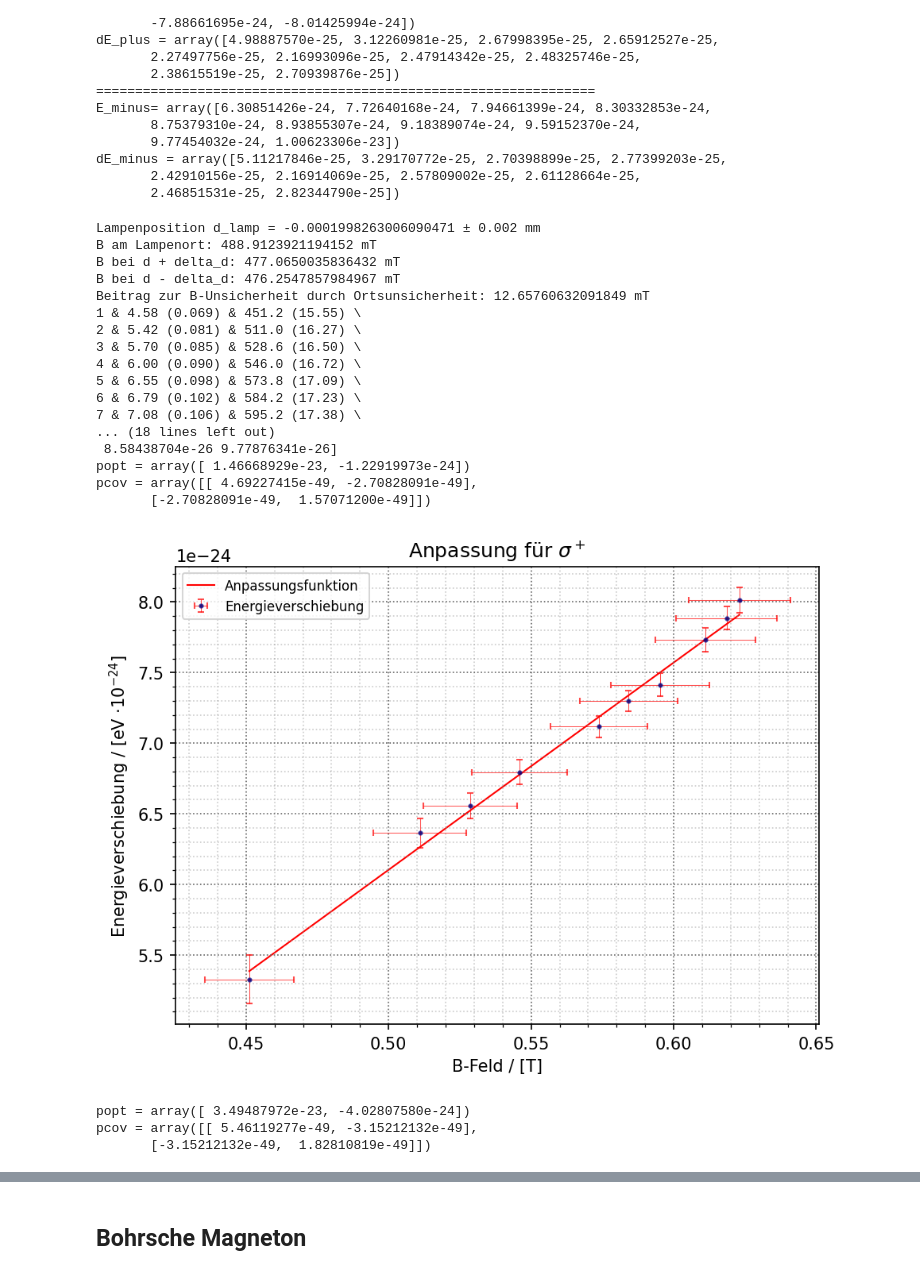
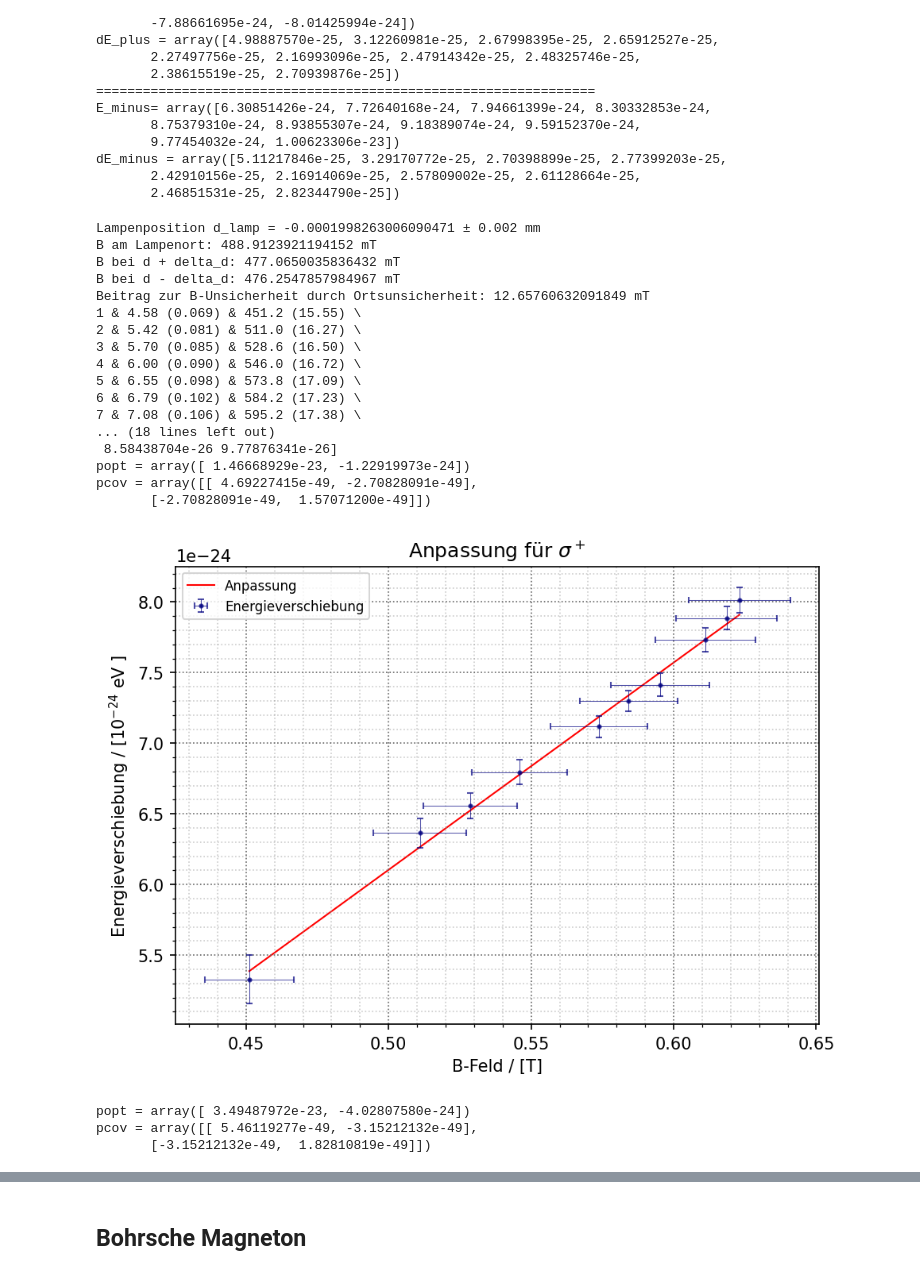
Before and after one commit to itzhaQQ/P4_WS2526, a Jupyter notebook: 401_ElektronischeUebergaengeAnAtomen/src/zeeman.ipynb, the cells around one changed output, grey strips where cells are left out. Saved outputs shown, nothing was run; the diff lists cells and outputs as text; code cells hidden in the pictures.

```diff
--- a/401_ElektronischeUebergaengeAnAtomen/src/zeeman.ipynb
+++ b/401_ElektronischeUebergaengeAnAtomen/src/zeeman.ipynb
@@ -313,10 +313,10 @@ def plotpls(i):
 
     # Plot
     fig, ax = plt.subplots(num=2, dpi=150)
-    ax.errorbar(alpha_cut, intensity_norm, yerr=dI, fmt='.', label='Intensitätsmessung',markersize=2, capsize=0, alpha=0.7, color='navy', ecolor='red', elinewidth=0.5)
+    ax.errorbar(alpha_cut, intensity_norm, yerr=dI, fmt='.', label='Intensitätsmessung',markersize=2, capsize=0, alpha=0.7, color='navy', elinewidth=0.5)
 
     x_fit = np.linspace(alpha_cut.min(), alpha_cut.max(), 1000)
-    ax.plot(x_fit, result.eval(x=x_fit), 'r-', label='Fit', linewidth=1)
+    ax.plot(x_fit, result.eval(x=x_fit), 'r-', label='Anpassung', linewidth=1)
     #x_fit = np.linspace(data_cut[:,0].min(), data_cut[:,0].max(), 100)
 
     ax.grid(visible=True, which='major', color='#666666', linestyle=':')
@@ -327,7 +327,7 @@ def plotpls(i):
     ax.set_xlabel(r'Winkel $\alpha$ / [Deg]')
     ax.set_ylabel(r'Intensität / %')
     ax.set_xlim([alpha_min, alpha_max])
-    ax.legend(prop={'size': 8}, loc = 'best')
+    ax.legend(prop={'size': 12}, loc = 'best')
 
     #plt.errorbar(data_cut[:,0], data_cut[:,1], yerr=dI, fmt='o', label='Intensitätsmessung',markersize=2, capsize=0, alpha=0.7, color='navy', ecolor='red', elinewidth=0.5)
     #plt.plot(x_fit, result.eval(x=x_fit), 'r-', label='Fit', linewidth=1)
@@ -784,11 +784,11 @@ def plot(arr, arr_err, B_sub, B_err_sub, fig_nr, is_sigma_plus):
     print(f'{pcov = }')
 
     fig, ax = plt.subplots(num=fig_nr, dpi=150)
-    ax.plot(B_sub, linear_model(B_sub, *popt), 'r-', label='Anpassungsfunktion', linewidth=1, zorder=1)
+    ax.plot(B_sub, linear_model(B_sub, *popt), 'r-', label='Anpassung', linewidth=1, zorder=1)
     ax.errorbar(B_sub, arr, yerr=arr_err, xerr=B_err_sub,
                 fmt='o', label='Energieverschiebung',
                 markersize=2, capsize=2, alpha=0.7,
-                color='navy', ecolor='red', elinewidth=0.5, zorder=2)
+                color='navy', elinewidth=0.5, zorder=2)
     ax.grid(visible=True, which='major', color='#666666', linestyle=':')
     ax.minorticks_on()
     ax.grid(visible=True, which='minor', color='#999999', linestyle=':', alpha=0.5)
@@ -796,10 +796,12 @@ def plot(arr, arr_err, B_sub, B_err_sub, fig_nr, is_sigma_plus):
     ax.set_xlabel(r'B-Feld / [T]')
     if is_sigma_plus:
         ax.set_title(r'Anpassung für $\sigma^+$')
-        ax.set_ylabel(r'Energieverschiebung / [eV $\cdot 10^{-24}$]')
+        ax.set_ylabel(r'Energieverschiebung / [$10^{-24}$ eV ]')
+        #plt.savefig(f'../plots/zeeman_plt/Zeeman_E_plus_fit.pdf', dpi=150)
     else:
         ax.set_title(r'Anpassung für $\sigma^-$')
-        ax.set_ylabel(r'Energieverschiebung / [eV $\cdot 10^{-23}$]')
+        ax.set_ylabel(r'Energieverschiebung / [$10^{-23}$ eV ]')
+        #plt.savefig(f'../plots/zeeman_plt/Zeeman_E_minus_fit.pdf', dpi=150)
     plt.tight_layout()
     plt.show()
 
@@ -810,34 +812,34 @@ sigma_minus = plot(E2_arr, E2_err_arr, B_arr, B_err_arr, 4, False)
 print('====DataFrame und Latex====')
 df_final = pd.DataFrame({
     'I_A': I,
     'dI_A': dI,
     'B_mT': np.array(B),
     'dB_mT': np.array(B_err),
     'E_plus_eV': E1_arr,
     'dE_plus_eV': E1_err_arr,
     'E_minus_eV': E2_arr,
     'dE_minus_eV': E2_err_arr,
 })
 print(df_final)
 # %% [output]
 Lampenposition d_lamp = -0.0001998263006090471 ± 0.002 mm
 B am Lampenort: 488.9123921194152 mT
 B bei d + delta_d: 477.0650035836432 mT
 B bei d - delta_d: 476.2547857984967 mT
 Beitrag zur B-Unsicherheit durch Ortsunsicherheit: 12.65760632091849 mT
 1 & 4.58 (0.069) & 451.2 (15.55) \
 2 & 5.42 (0.081) & 511.0 (16.27) \
 3 & 5.70 (0.085) & 528.6 (16.50) \
 4 & 6.00 (0.090) & 546.0 (16.72) \
 5 & 6.55 (0.098) & 573.8 (17.09) \
 6 & 6.79 (0.102) & 584.2 (17.23) \
 7 & 7.08 (0.106) & 595.2 (17.38) \
 ... (18 lines left out)
  8.58438704e-26 9.77876341e-26]
 popt = array([ 1.46668929e-23, -1.22919973e-24])
 pcov = array([[ 4.69227415e-49, -2.70828091e-49],
        [-2.70828091e-49,  1.57071200e-49]])
-[figure, old version]
+[figure, new version]
 popt = array([ 3.49487972e-23, -4.02807580e-24])
 pcov = array([[ 5.46119277e-49, -3.15212132e-49],
        [-3.15212132e-49,  1.82810819e-49]])
```
Also changed, not shown: parts of 5 cells of this notebook, 36 other files.
